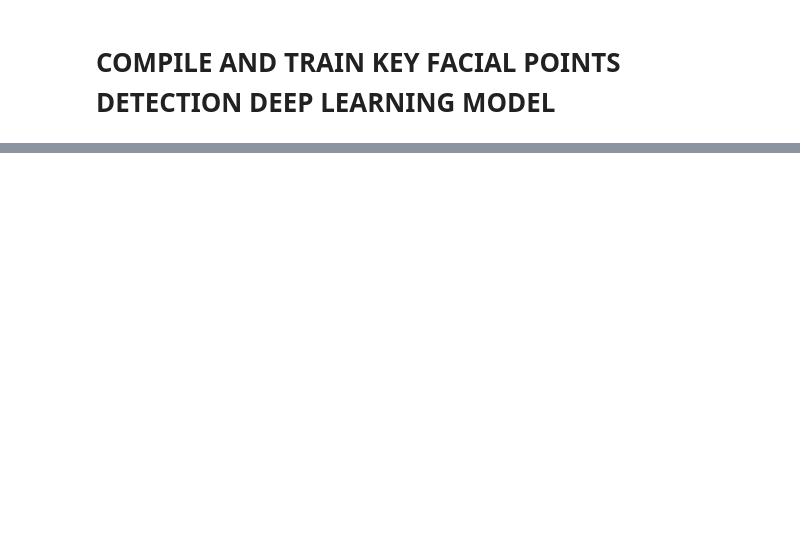
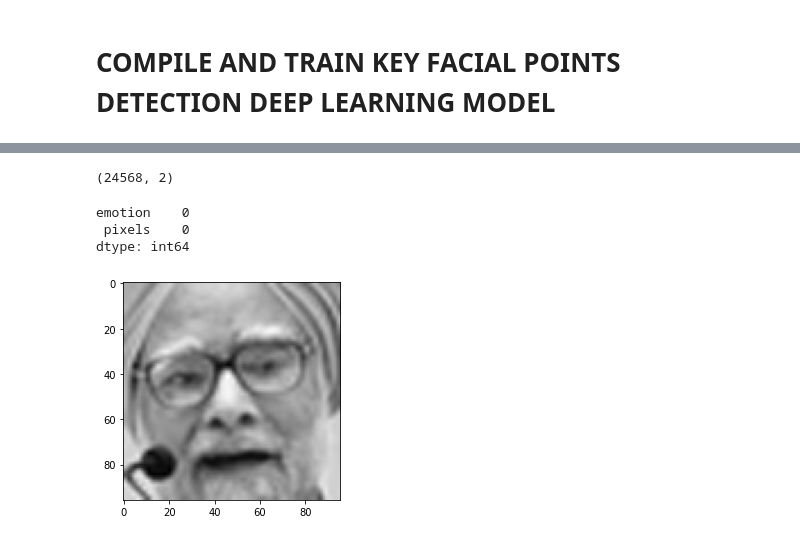
Before and after one commit to atanuc073/Emotion-AI, a Jupyter notebook: emotion-ai.ipynb, the cells around one changed output, grey strips where cells are left out. Saved outputs shown, nothing was run; the diff lists cells and outputs as text; code cells hidden in the pictures; blank space fills up the shorter version.

Commit message:
worked on Emotion classification Image Augmentation

```diff
--- a/emotion-ai.ipynb
+++ b/emotion-ai.ipynb
@@ -464,0 +533,13 @@ Epoch 00002: val_loss improved from 227.98270 to 101.85658, saving model to Faci
+# %%
+# function to convert pixel values in string format to array format
+def string2array(x):
+    return np.array(x.split(' ')).reshape(48,48,1).astype('float32')
+# %%
+# Resize images from (48, 48) to (96, 96)
+def resize(x):
+    img=x.reshape(48,48)
+    return cv2.resize(img,dsize=(96,96),interpolation=cv2.INTER_CUBIC)
+# %%
+facialexpression_df[' pixels']=facialexpression_df[' pixels'].apply(lambda x : string2array(x))
+# %%
+facialexpression_df[' pixels'] = facialexpression_df[' pixels'].apply(lambda x: resize(x))
@@ -464,0 +555,12 @@ Epoch 00002: val_loss improved from 227.98270 to 101.85658, saving model to Faci
+# %%
+# Check the shape of the Dataframe
+facialexpression_df.shape
+# %% [output]
+(24568, 2)
+# %%
+# check for the presence of null values in the data frame
+facialexpression_df.isnull().sum()
+# %% [output]
+emotion    0
+ pixels    0
+dtype: int64
@@ -464,0 +569,4 @@ Epoch 00002: val_loss improved from 227.98270 to 101.85658, saving model to Faci
+# %%
+plt.imshow(facialexpression_df[' pixels'][1],cmap='gray');
+# %% [output]
+[figure, added]
```
Also changed, not shown: parts of 34 cells of this notebook.
